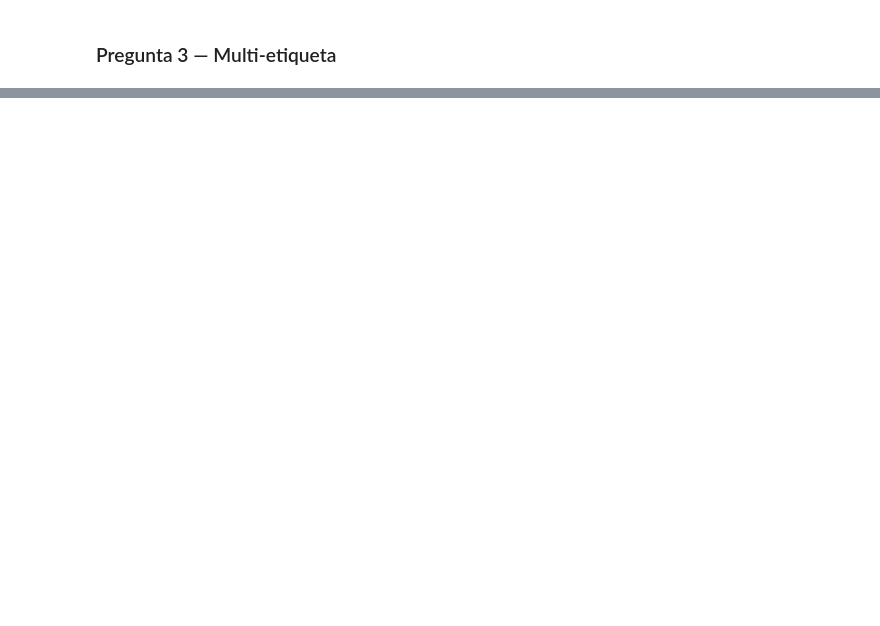
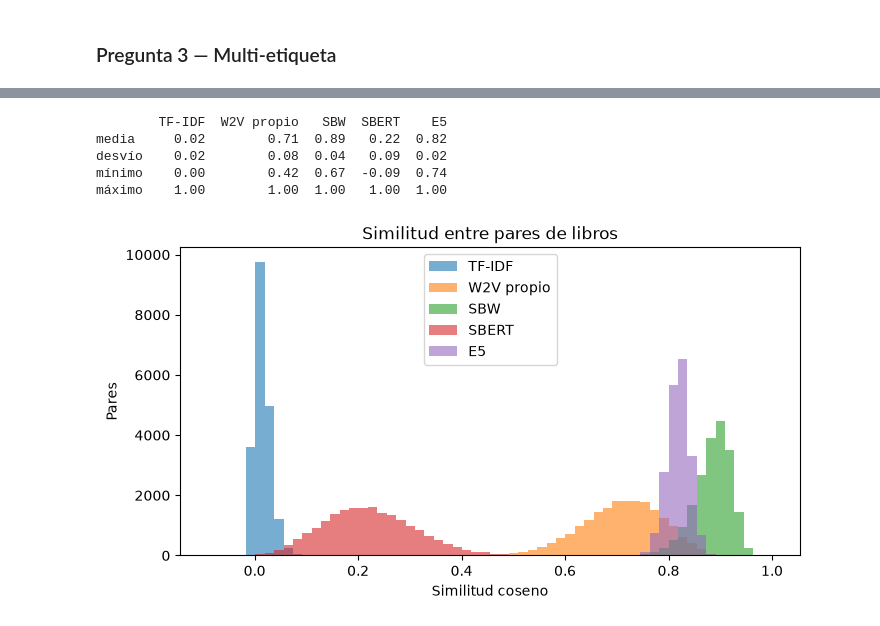
Before and after one commit to jcalabozo/PLN_TUIA, a Jupyter notebook: P2/TP2_calabozo_giuntoli_darruiz_dicarlo.ipynb, the cells around one changed output, grey strips where cells are left out. Saved outputs shown, nothing was run; the diff lists cells and outputs as text; code cells hidden in the pictures; blank space fills up the shorter version.

```diff
--- a/P2/TP2_calabozo_giuntoli_darruiz_dicarlo.ipynb
+++ b/P2/TP2_calabozo_giuntoli_darruiz_dicarlo.ipynb
@@ -1070,0 +632,5 @@ for id_consulta in ["q08", "q13"]:
+# %%
+a, b = "el perro mordió al hombre", "el hombre mordió al perro"
+for modelo in ["SBW", "SBERT"]:
+    similitud = cosine_similarity(vectorizar_consulta(a, modelo), vectorizar_consulta(b, modelo))[0, 0]
+    print(f"{modelo:<6} similitud = {similitud:.3f}")
@@ -1070,0 +661,10 @@ for id_consulta in ["q08", "q13"]:
+# %%
+RUTA_E5 = "data/embeddings_e5.npy"
+if os.path.exists(RUTA_E5):
+    X_e5 = np.load(RUTA_E5)
+else:
+    X_e5 = e5.encode(["passage: " + texto for texto in libros["texto_crudo"]], normalize_embeddings=True)
+    np.save(RUTA_E5, X_e5)
+assert np.isfinite(X_e5).all()
+MATRICES["E5"] = X_e5
+print(f"E5: {X_e5.shape[0]} libros × {X_e5.shape[1]} dimensiones")
@@ -1070,0 +683,5 @@ for id_consulta in ["q08", "q13"]:
+# %%
+a, b = "una novela sobre piratas", "un relato de bucaneros"
+for modelo in MATRICES:
+    similitud = cosine_similarity(vectorizar_consulta(a, modelo), vectorizar_consulta(b, modelo))[0, 0]
+    print(f"{modelo:<11} similitud = {similitud:.2f}")
@@ -1070,0 +704,24 @@ for id_consulta in ["q08", "q13"]:
+# %%
+def similitudes_entre_libros(X):
+    """Similitud coseno de cada par de libros distintos."""
+    S = cosine_similarity(X)   # matriz de 200 × 200: la similitud de cada libro con cada otro
+    i, j = np.triu_indices(len(S), k=1)   # índices de los pares sobre la diagonal: cada par una vez
+    return S[i, j]
+
+
+pares_de_libros = pd.DataFrame({modelo: similitudes_entre_libros(X) for modelo, X in MATRICES.items()})
+resumen = pares_de_libros.describe().loc[["mean", "std", "min", "max"]].round(2)
+print(resumen.rename(index={"mean": "media", "std": "desvío", "min": "mínimo", "max": "máximo"}).to_string())
+
+pares_de_libros.plot.hist(bins=60, alpha=0.6, figsize=(8, 4))
+plt.title("Similitud entre pares de libros")
+plt.xlabel("Similitud coseno")
+plt.ylabel("Pares")
+plt.show()
+# %% [output]
+        TF-IDF  W2V propio   SBW  SBERT    E5
+media     0.02        0.71  0.89   0.22  0.82
+desvío    0.02        0.08  0.04   0.09  0.02
+mínimo    0.00        0.42  0.67  -0.09  0.74
+máximo    1.00        1.00  1.00   1.00  1.00
+[figure, added]
```
Also changed, not shown: parts of 131 cells of this notebook, 5 other files.
